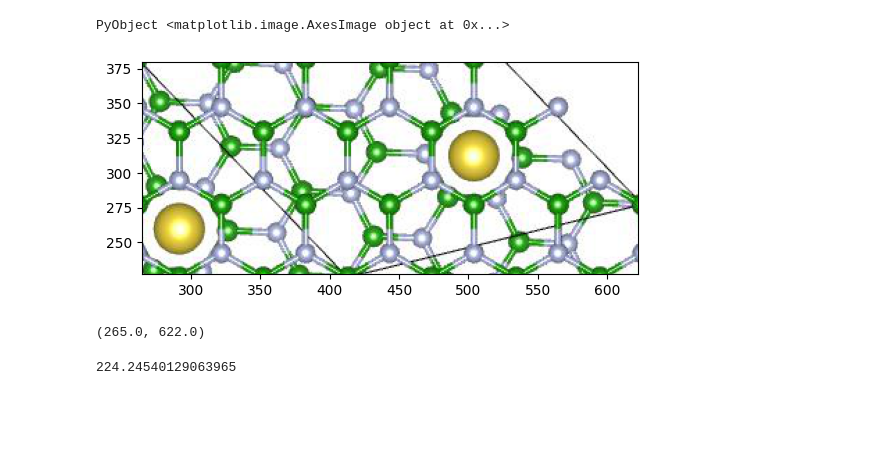
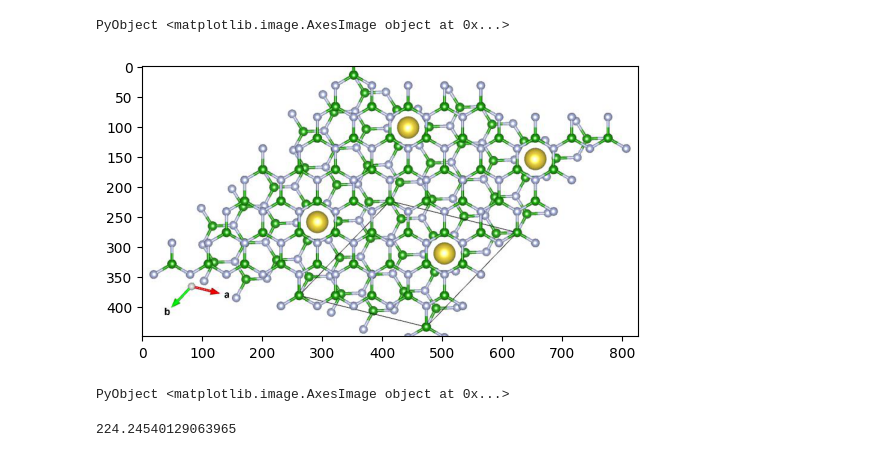
Before and after one commit to AliGhorashiCMT/Plasmons_Paper, a Jupyter notebook: Moire_Figs/Moire13_with_Alkali/Sodium/optimize_Na_position/Analyze.ipynb, the cells around one changed output. Cells and saved outputs as stored; diff of their text form; code cells hidden in the pictures; blank space fills up the shorter version.

```diff
--- a/Moire_Figs/Moire13_with_Alkali/Sodium/optimize_Na_position/Analyze.ipynb
+++ b/Moire_Figs/Moire13_with_Alkali/Sodium/optimize_Na_position/Analyze.ipynb
@@ -174,11 +269,11 @@ PyObject <matplotlib.image.AxesImage object at 0x...>
 Moire_Fig = imread("Moire13.jpg");
 # %%
 imshow(Moire_Fig)
-ylim(227, 380)
-xlim(265, 622)
+#ylim(227, 380)
+#xlim(265, 622)
 # %% [output]
-[figure, old version]
+[figure, new version]
-(265.0, 622.0)
+PyObject <matplotlib.image.AxesImage object at 0x...>
 # %%
 sqrt((380-227)^2+(622-265)^2)/sqrt(3)
 # %% [output]
```
Also changed, not shown: parts of 21 cells of this notebook.
